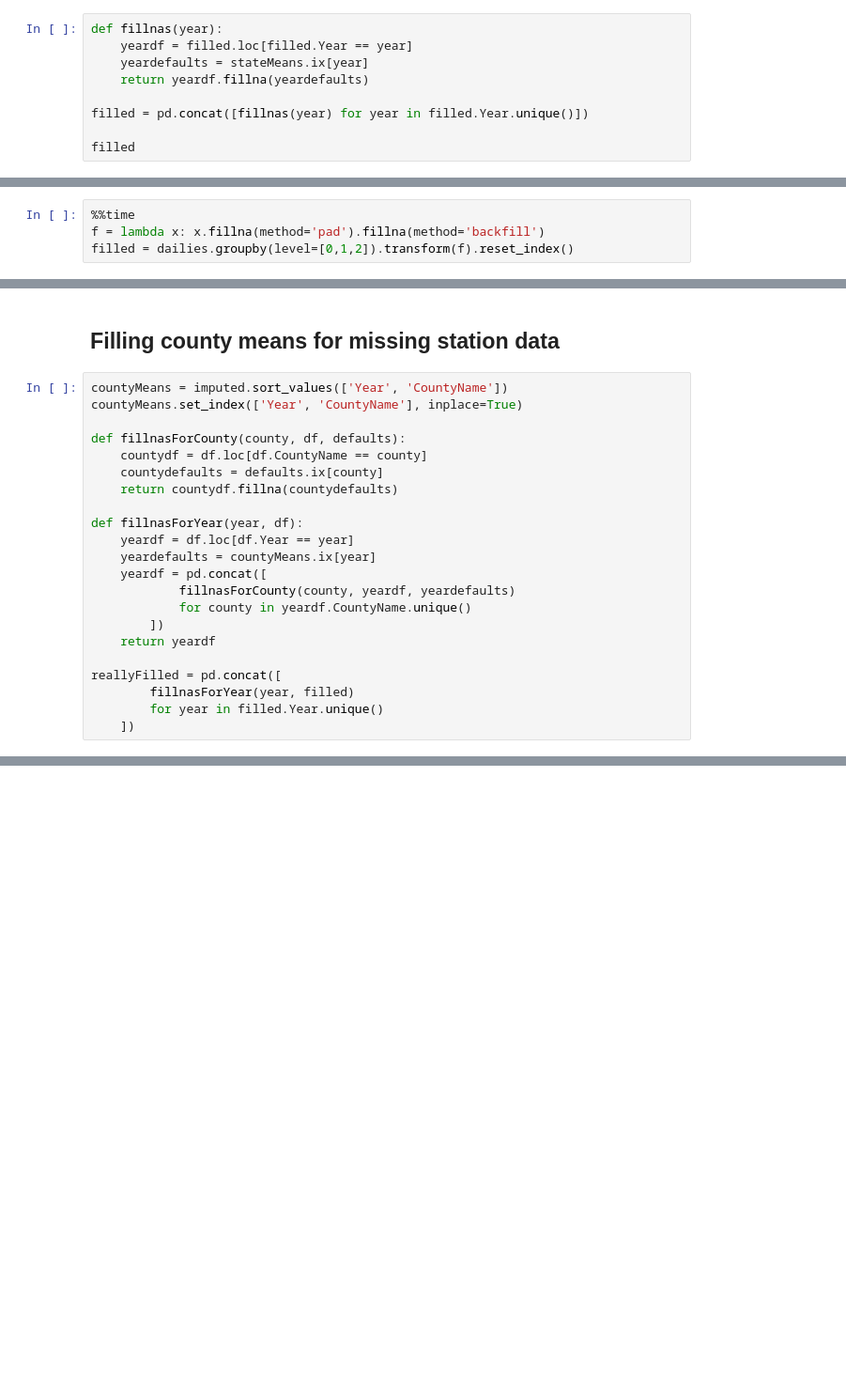
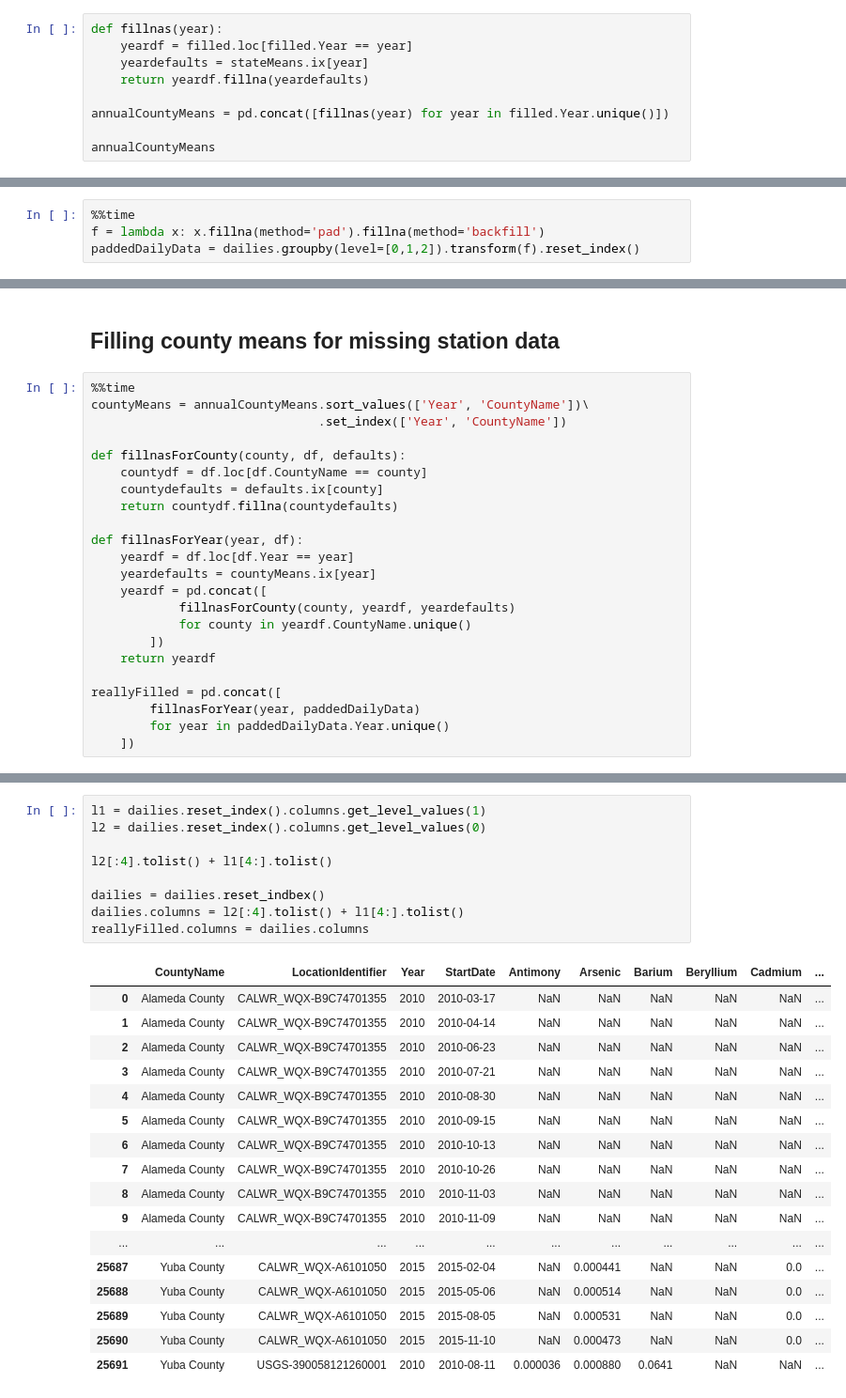
Before and after one commit to SeanU/waq, a Jupyter notebook: exploration/Water Null Filling.ipynb, the cells around one changed output, grey strips where cells are left out. Shown: that part at 94% size. Cells and saved outputs as stored; diff of their text form; blank space fills up the shorter version.

```diff
--- a/exploration/Water Null Filling.ipynb
+++ b/exploration/Water Null Filling.ipynb
@@ -184,9 +187,9 @@ def fillnas(year):
     yeardefaults = stateMeans.ix[year]
     return yeardf.fillna(yeardefaults)
 
-filled = pd.concat([fillnas(year) for year in filled.Year.unique()])
+annualCountyMeans = pd.concat([fillnas(year) for year in filled.Year.unique()])
 
-filled
+annualCountyMeans
 # %% [output]
 |  | Year | Value |  |  |  |  |  |  |  |  | ... |
 | Pollutant |  | Antimony | Arsenic | Barium | Beryllium | Cadmium | Chromium | Copper | Fluoride | HAA5 | ... |
@@ -246,5 +249,5 @@ dailies
 # %%
 %%time
 f = lambda x: x.fillna(method='pad').fillna(method='backfill')
-filled = dailies.groupby(level=[0,1,2]).transform(f).reset_index()
+paddedDailyData = dailies.groupby(level=[0,1,2]).transform(f).reset_index()
 # %% [output]
@@ -275,8 +278,9 @@ filled
 # %% [markdown]
 ## Filling county means for missing station data
 # %%
-countyMeans = imputed.sort_values(['Year', 'CountyName'])
-countyMeans.set_index(['Year', 'CountyName'], inplace=True)
+%%time
+countyMeans = annualCountyMeans.sort_values(['Year', 'CountyName'])\
+                               .set_index(['Year', 'CountyName'])
 
 def fillnasForCounty(county, df, defaults):
     countydf = df.loc[df.CountyName == county]
@@ -293,6 +297,6 @@ def fillnasForYear(year, df):
     return yeardf
 
 reallyFilled = pd.concat([
-        fillnasForYear(year, filled)
-        for year in filled.Year.unique()
+        fillnasForYear(year, paddedDailyData)
+        for year in paddedDailyData.Year.unique()
     ])
@@ -311,0 +308,27 @@ reallyFilled.describe()
+# %%
+l1 = dailies.reset_index().columns.get_level_values(1)
+l2 = dailies.reset_index().columns.get_level_values(0)
+
+l2[:4].tolist() + l1[4:].tolist()
+
+dailies = dailies.reset_indbex()
+dailies.columns = l2[:4].tolist() + l1[4:].tolist()
+reallyFilled.columns = dailies.columns
+# %% [output]
+|  | CountyName | LocationIdentifier | Year | StartDate | Antimony | Arsenic | Barium | Beryllium | Cadmium | ... |
+| 0 | Alameda County | CALWR_WQX-B9C74701355 | 2010 | 2010-03-17 | NaN | NaN | NaN | NaN | NaN | ... |
+| 1 | Alameda County | CALWR_WQX-B9C74701355 | 2010 | 2010-04-14 | NaN | NaN | NaN | NaN | NaN | ... |
+| 2 | Alameda County | CALWR_WQX-B9C74701355 | 2010 | 2010-06-23 | NaN | NaN | NaN | NaN | NaN | ... |
+| 3 | Alameda County | CALWR_WQX-B9C74701355 | 2010 | 2010-07-21 | NaN | NaN | NaN | NaN | NaN | ... |
+| 4 | Alameda County | CALWR_WQX-B9C74701355 | 2010 | 2010-08-30 | NaN | NaN | NaN | NaN | NaN | ... |
+| 5 | Alameda County | CALWR_WQX-B9C74701355 | 2010 | 2010-09-15 | NaN | NaN | NaN | NaN | NaN | ... |
+| 6 | Alameda County | CALWR_WQX-B9C74701355 | 2010 | 2010-10-13 | NaN | NaN | NaN | NaN | NaN | ... |
+| 7 | Alameda County | CALWR_WQX-B9C74701355 | 2010 | 2010-10-26 | NaN | NaN | NaN | NaN | NaN | ... |
+| 8 | Alameda County | CALWR_WQX-B9C74701355 | 2010 | 2010-11-03 | NaN | NaN | NaN | NaN | NaN | ... |
+| 9 | Alameda County | CALWR_WQX-B9C74701355 | 2010 | 2010-11-09 | NaN | NaN | NaN | NaN | NaN | ... |
+| ... | ... | ... | ... | ... | ... | ... | ... | ... | ... | ... |
+| 25687 | Yuba County | CALWR_WQX-A6101050 | 2015 | 2015-02-04 | NaN | 0.000441 | NaN | NaN | 0.0 | ... |
+| 25688 | Yuba County | CALWR_WQX-A6101050 | 2015 | 2015-05-06 | NaN | 0.000514 | NaN | NaN | 0.0 | ... |
+| 25689 | Yuba County | CALWR_WQX-A6101050 | 2015 | 2015-08-05 | NaN | 0.000531 | NaN | NaN | 0.0 | ... |
+| 25690 | Yuba County | CALWR_WQX-A6101050 | 2015 | 2015-11-10 | NaN | 0.000473 | NaN | NaN | 0.0 | ... |
+| 25691 | Yuba County | USGS-390058121260001 | 2010 | 2010-08-11 | 0.000036 | 0.000880 | 0.0641 | NaN | NaN | ... |
```
Also changed, not shown: parts of 14 cells of this notebook, 1 other file.
